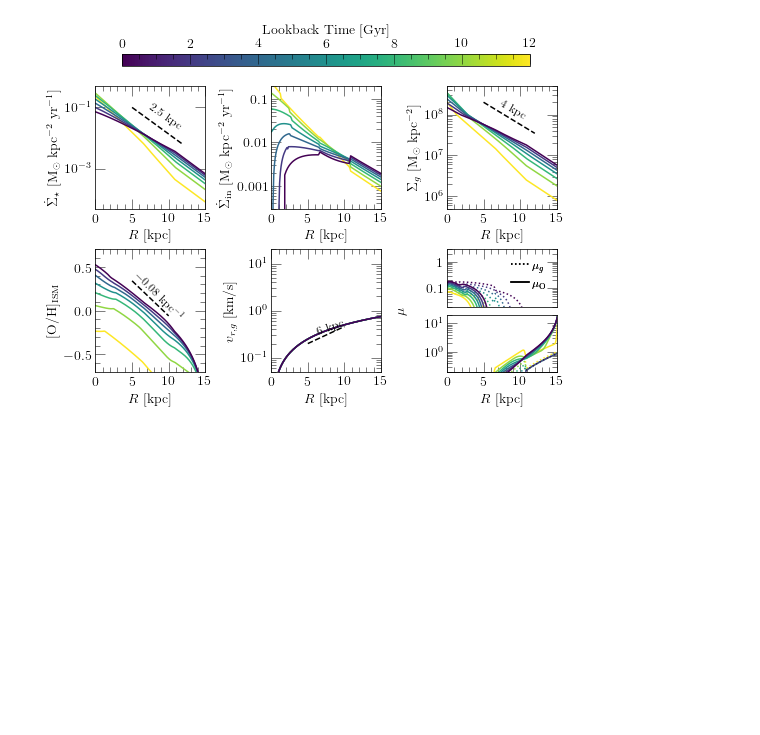
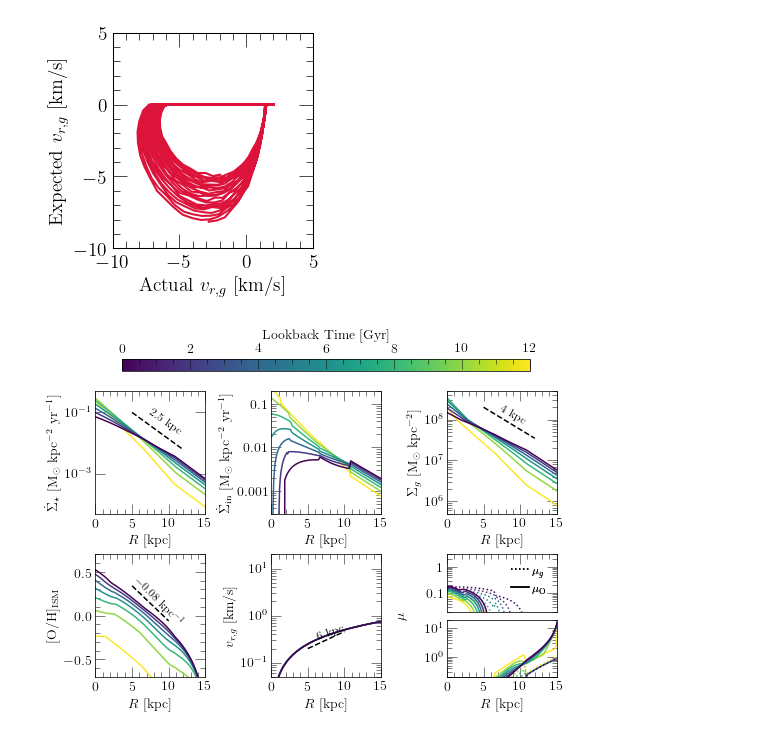
Before and after one commit to giganano/radial-flows, a Jupyter notebook: notebooks/angular-momentum-dilution.ipynb, the cells around one changed output. Drawn from its saved outputs; the diff is of its cells as text; code cells hidden in the pictures; blank space fills up the shorter version.

```diff
--- a/notebooks/angular-momentum-dilution.ipynb
+++ b/notebooks/angular-momentum-dilution.ipynb
@@ -16,3 +16,40 @@ sys.version_info(major=3, minor=10, micro=2, releaselevel='final', serial=0)
+# %%
+output = vice.output("../outputs/angular-momentum-dilution/betaphiin0p7-oscil-0p1-0p4Gyr-skew5-fine")
+# output = vice.output("../outputs/angular-momentum-dilution/betaphiin0p7")
+# %%
+fig = plt.figure(figsize = (3, 3))
+ax = fig.add_subplot(111)
+ax.set_xlabel(r"Actual $v_{r,g}$ [km/s]")
+ax.set_ylabel(r"Expected $v_{r,g}$ [km/s]")
+ax.set_xlim([-10, 5])
+# ax.set_xlim([-1, 0])
+ax.set_ylim(ax.get_xlim())
+# ax.set_xscale("log")
+# ax.set_yscale("log")
+
+def plot_comparison(output, start = 8, radius = 8, zone_width = 0.1, betaphiin = 0.7, **kwargs):
+    zone = output.zones["zone%d" % (int(radius / zone_width))]
+    diff = [abs(_ - start) for _ in zone.history["lookback"]]
+    idx = diff.index(min(diff))
+    expected = []
+    lookback = zone.history["lookback"][idx:]
+    for i in range(idx, len(zone.history["time"])):
+        expected.append(-radius * 1.e9 * zone.history["ifr"][i] / zone.history["mgas"][i] * (1 - betaphiin))
+    lookback, vgas = get_velocity_evolution(output, radius, zone_width = zone_width)
+    # print(list(zip(lookback, vgas)))
+    diff = [abs(_ - start) for _ in lookback]
+    idx = diff.index(min(diff))
+    vgas = vgas[idx:]
+    # print(vgas)
+    # print(expected)
+    ax.plot(vgas, expected, **kwargs)
+
+plot_comparison(output, c = named_colors()["crimson"])
+
+plt.tight_layout()
+plt.show()
+# %% [output]
+[figure, added]
 # %%
 # output = vice.output("../outputs/angular-momentum-dilution/insideout-lowl")
 # output = vice.output("../outputs/amd/test")
```
Also changed, not shown: parts of 1 cell of this notebook, 6 other files.
